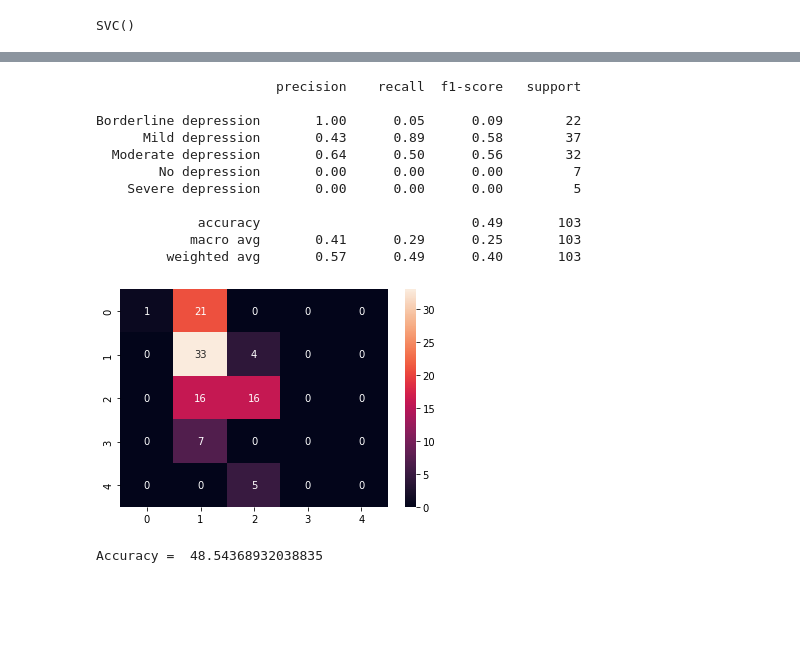
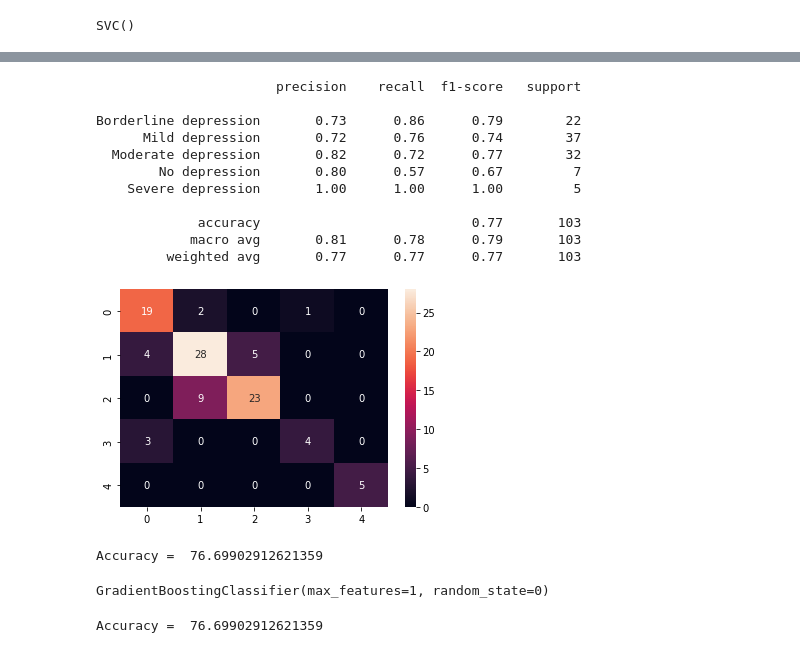
Before and after one commit to Thasneem-vazim/Depression-detection-with-15-features-with-and-without-using-DR-techniques, a Jupyter notebook: Experiments_with_tsne.ipynb, the cells around one changed output, grey strips where cells are left out. Cells and saved outputs as stored; diff of their text form; code cells hidden in the pictures; blank space fills up the shorter version.

```diff
--- a/Experiments_with_tsne.ipynb
+++ b/Experiments_with_tsne.ipynb
@@ -145,36 +140,47 @@ Accuracy =  70.87378640776699
 # %%
 from xgboost import XGBClassifier
 import xgboost as xgb
 params = {
- 'objective':'binary:logistic',
- 'max_depth': 4, 'min_child_weight': 12, 'gamma': 0.3, 'subsample': 0.6,
+ 'objective':'multi:softmax',
+ 'max_depth': 2, 'min_child_weight': 2, 'gamma': 0.3, 'subsample': 0.6,
  'colsample_bytree': 0.6, 'scale_pos_weight': 1,
  'alpha': 0.05,
  'learning_rate': 0.03,
  'n_estimators':1484,'seed': 27
  }
 xgb_clf = XGBClassifier(**params)
 xgb_clf.fit(x_train,y_train)
 
 yxg_pred=xgb_clf.predict(x_test)
 cm4=confusion_matrix(y_test,yxg_pred)
 sns.heatmap(cm4,annot=True)
 print(classification_report(y_test,yxg_pred))
 # %% [output]
                        precision    recall  f1-score   support
 
-Borderline depression       1.00      0.05      0.09        22
-      Mild depression       0.43      0.89      0.58        37
-  Moderate depression       0.64      0.50      0.56        32
-        No depression       0.00      0.00      0.00         7
-    Severe depression       0.00      0.00      0.00         5
+Borderline depression       0.73      0.86      0.79        22
+      Mild depression       0.72      0.76      0.74        37
+  Moderate depression       0.82      0.72      0.77        32
+        No depression       0.80      0.57      0.67         7
+    Severe depression       1.00      1.00      1.00         5
 
-             accuracy                           0.49       103
-            macro avg       0.41      0.29      0.25       103
-         weighted avg       0.57      0.49      0.40       103
+             accuracy                           0.77       103
+            macro avg       0.81      0.78      0.79       103
+         weighted avg       0.77      0.77      0.77       103
-[figure, old version]
+[figure, new version]
 # %%
 prediction=xgb_clf.predict(x_test)
 print('Accuracy = ', metrics.accuracy_score(y_test, prediction)*100)
 # %% [output]
-Accuracy =  48.54368932038835
+Accuracy =  76.69902912621359
+# %%
+from sklearn.ensemble import GradientBoostingClassifier
+GradeintBoostClassification = GradientBoostingClassifier(loss='deviance',max_features=1,random_state=0,max_leaf_nodes=None)
+GradeintBoostClassification.fit(x_train,y_train)
+# %% [output]
+GradientBoostingClassifier(max_features=1, random_state=0)
+# %%
+prediction=GradeintBoostClassification.predict(x_test)
+print('Accuracy = ', metrics.accuracy_score(y_test, prediction)*100)
+# %% [output]
+Accuracy =  76.69902912621359
```
Also changed, not shown: parts of 12 cells of this notebook.
